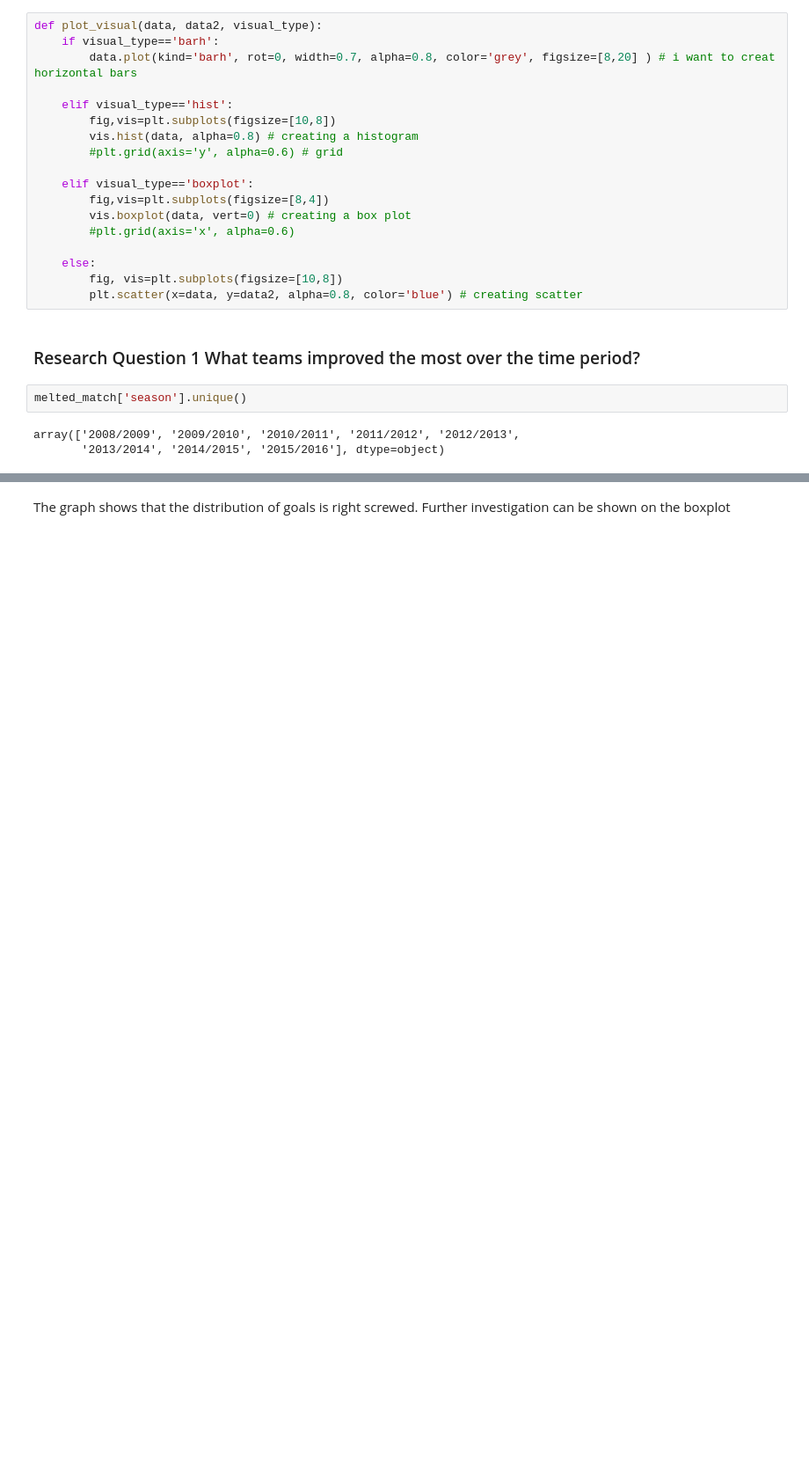
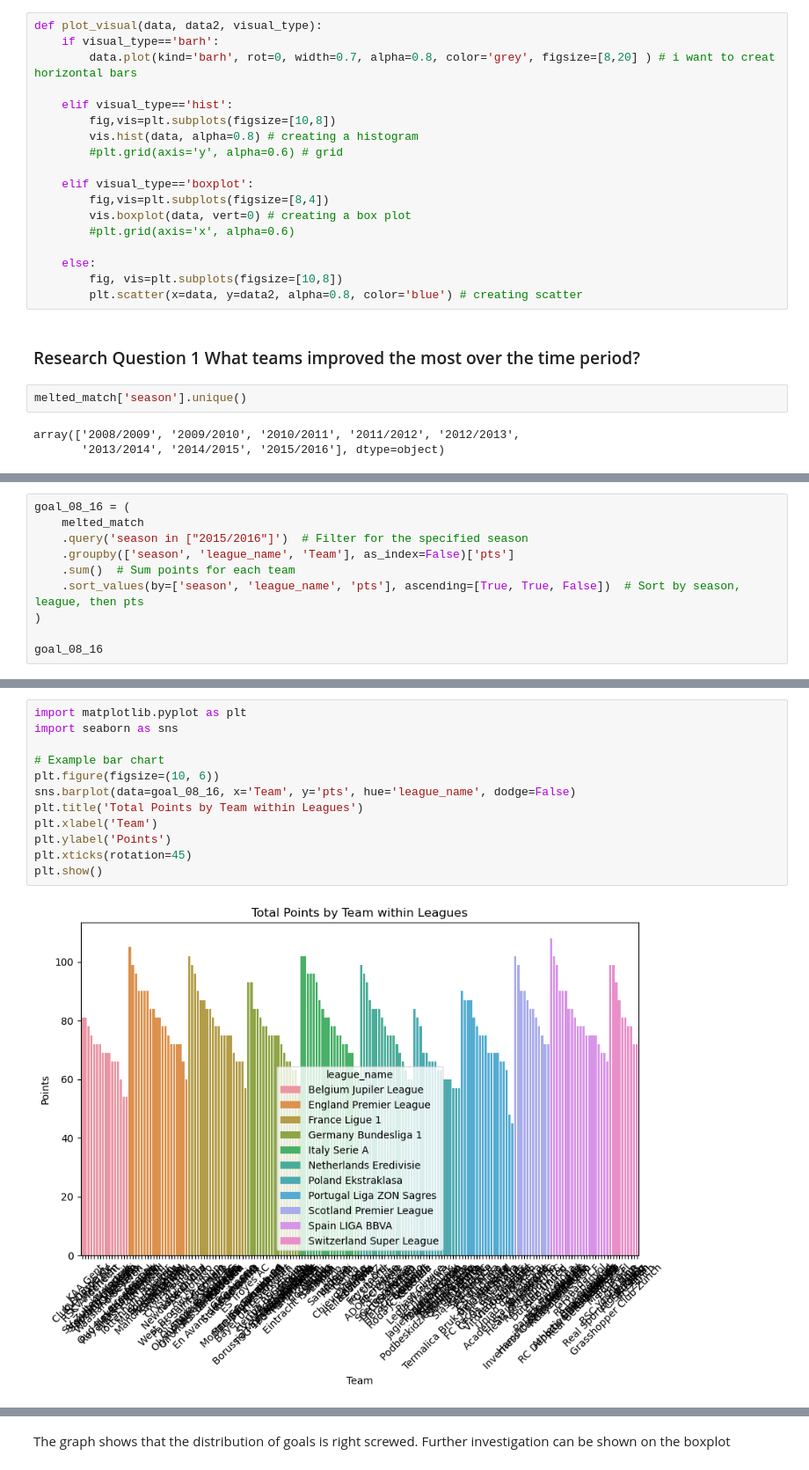
Before and after one commit to Daviedavie100/Investigating_dataset_project, a Jupyter notebook: Investigate_a_Dataset.ipynb, the cells around one changed output, grey strips where cells are left out. Shown at 88% size. Cells and saved outputs as stored; diff of their text form; blank space fills up the shorter version.

```diff
--- a/Investigate_a_Dataset.ipynb
+++ b/Investigate_a_Dataset.ipynb
@@ -1298,0 +1282,10 @@ Name: goals, Length: 1478, dtype: int64
+# %%
+goal_08_16 = (
+    melted_match
+    .query('season in ["2015/2016"]')  # Filter for the specified season
+    .groupby(['season', 'league_name', 'Team'], as_index=False)['pts']
+    .sum()  # Sum points for each team
+    .sort_values(by=['season', 'league_name', 'pts'], ascending=[True, True, False])  # Sort by season, league, then pts
+)
+
+goal_08_16
@@ -1298,0 +1306,14 @@ Name: goals, Length: 1478, dtype: int64
+# %%
+import matplotlib.pyplot as plt
+import seaborn as sns
+
+# Example bar chart
+plt.figure(figsize=(10, 6))
+sns.barplot(data=goal_08_16, x='Team', y='pts', hue='league_name', dodge=False)
+plt.title('Total Points by Team within Leagues')
+plt.xlabel('Team')
+plt.ylabel('Points')
+plt.xticks(rotation=45)
+plt.show()
+# %% [output]
+[figure, added]
```
Also changed, not shown: parts of 22 cells of this notebook.
